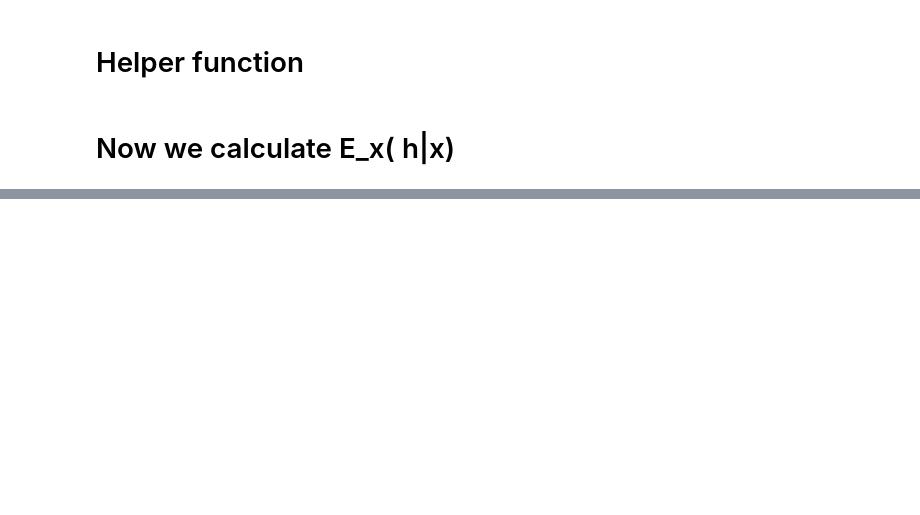
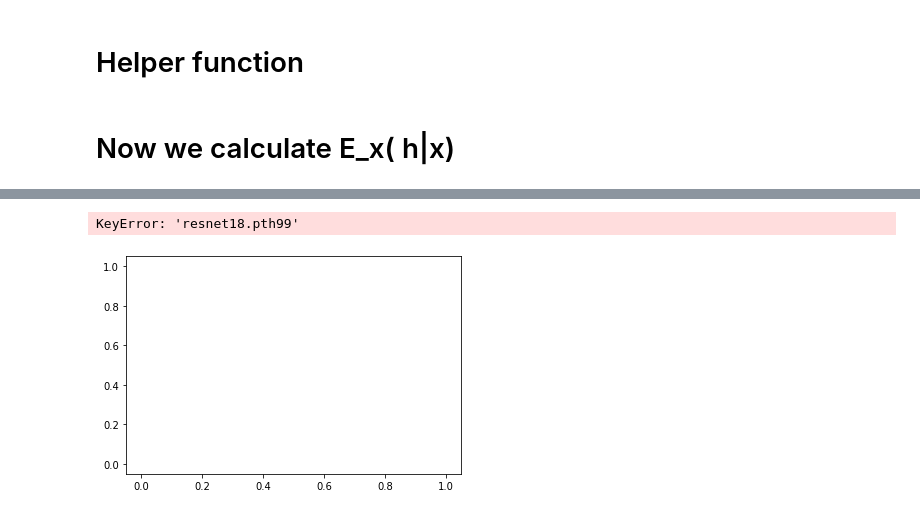
Before and after one commit to rattaoup/pytorch-simclr, a Jupyter notebook: distribution_h.ipynb, the cells around one changed output, grey strips where cells are left out. Drawn from its saved outputs; the diff is of its cells as text; code cells hidden in the pictures; blank space fills up the shorter version.

```diff
--- a/distribution_h.ipynb
+++ b/distribution_h.ipynb
@@ -196,0 +298,13 @@ plt.show()
+# %%
+logdetcov_h_train2 = {}
+logdetcov_h_test2 = {}
+checkpointfile = ['resnet18.pth99']+ ['resnet18.pth' + str(i) + '99' for i in range(1,10)]
+for cp in tqdm(checkpointfile):
+    cov_train = get_cov_h2(X_train, cp)
+    log_det_train = np.log(np.linalg.det(cov_train))
+    print(log_det_train)
+    logdetcov_h_train2[cp] = log_det_train
+
+#     cov_test = get_cov_h2(X_test, cp)
+#     log_det_test = np.log(np.linalg.det(cov_test))
+#     logdetcov_h_test2[cp] = log_det_test
@@ -196,0 +322,5 @@ plt.show()
+# %%
+my_plot(logdetcov_h_train2, logdetcov_h_test2, title = 'Expected log of det of covariance h')
+# %% [output]
+KeyError: 'resnet18.pth99'
+[figure, added]
```
Also changed, not shown: parts of 19 cells of this notebook.
